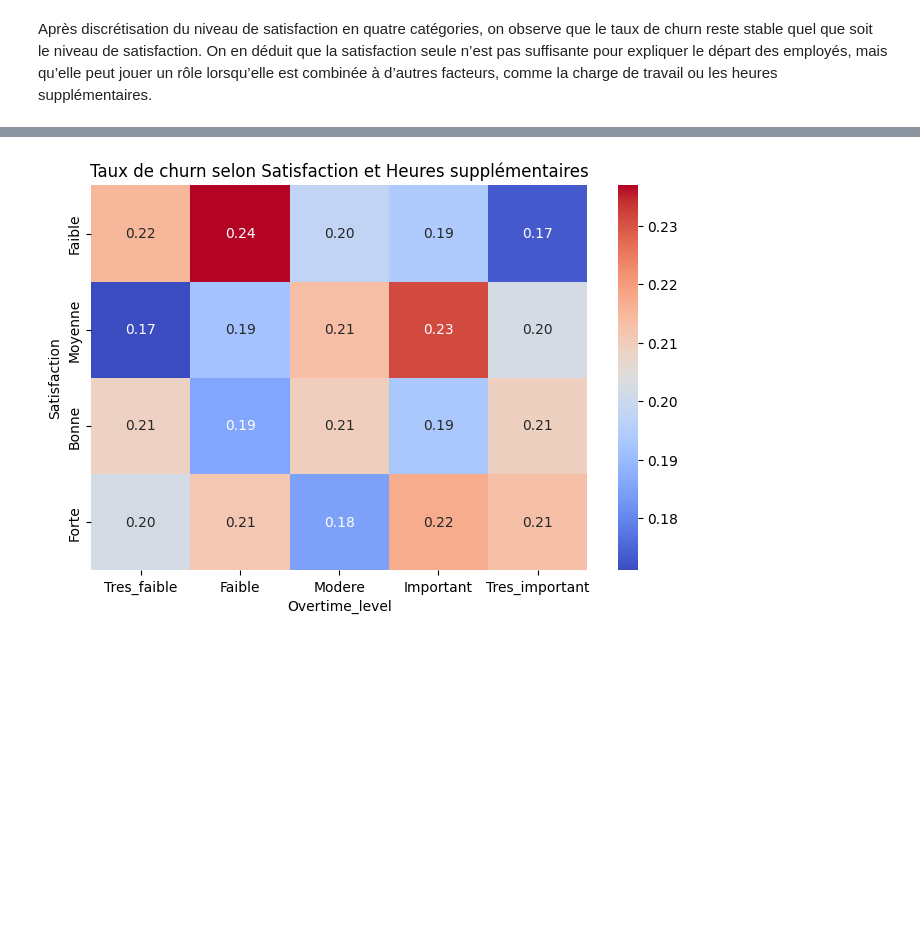
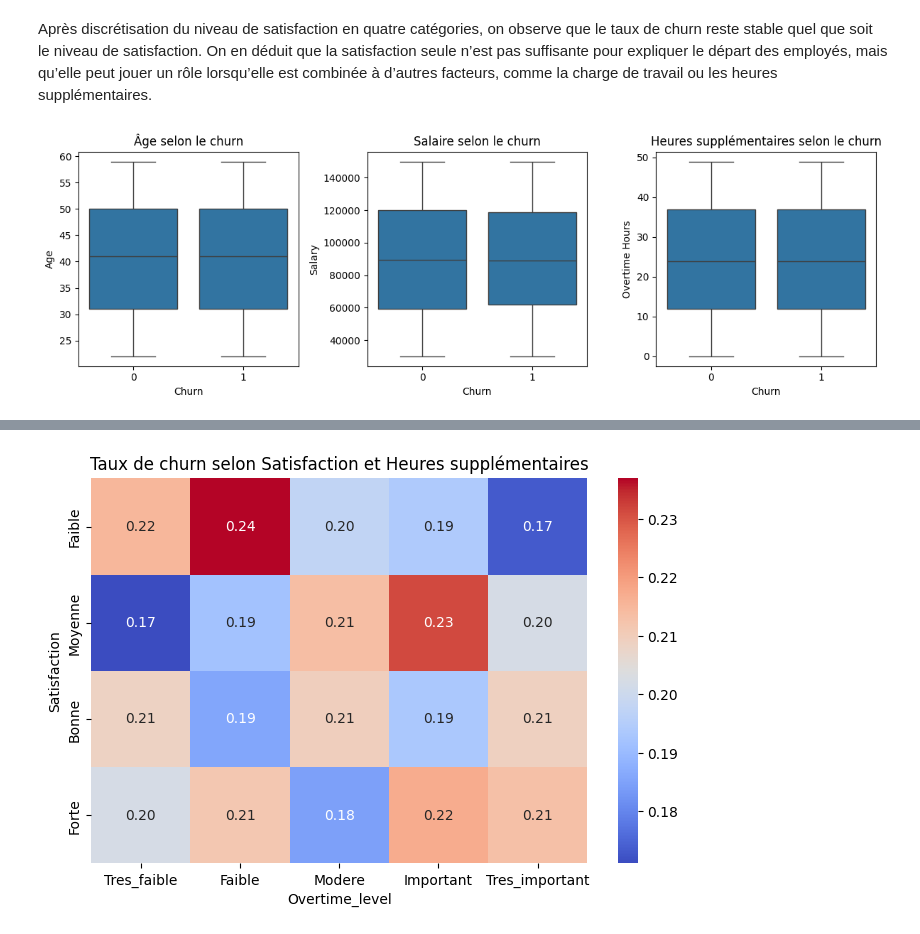
Before and after one commit to Keisuke-Baji/Projet_employee_churn, a Jupyter notebook: EDA_employee_churn.ipynb, the cells around one changed output, grey strips where cells are left out. Drawn from its saved outputs; the diff is of its cells as text; code cells hidden in the pictures; blank space fills up the shorter version.

```diff
--- a/EDA_employee_churn.ipynb
+++ b/EDA_employee_churn.ipynb
@@ -109,3 +109,22 @@ plt.show()
 Après discrétisation du niveau de satisfaction en quatre catégories, on observe que le taux de churn reste stable quel que soit
 le niveau de satisfaction.
 On en déduit que la satisfaction seule n’est pas suffisante pour expliquer le départ des employés, mais qu’elle peut jouer un rôle lorsqu’elle est combinée à d’autres facteurs, comme la charge de travail ou les heures supplémentaires.
+# %%
+plt.figure(figsize=(12,4))
+
+plt.subplot(1,3,1)
+sns.boxplot(x="Churn", y="Age", data=df)
+plt.title("Âge selon le churn")
+
+plt.subplot(1,3,2)
+sns.boxplot(x="Churn", y="Salary", data=df)
+plt.title("Salaire selon le churn")
+
+plt.subplot(1,3,3)
+sns.boxplot(x="Churn", y="Overtime Hours", data=df)
+plt.title("Heures supplémentaires selon le churn")
+
+plt.tight_layout()
+plt.show()
+# %% [output]
+[figure, added]
```
Also changed, not shown: parts of 5 cells of this notebook.
